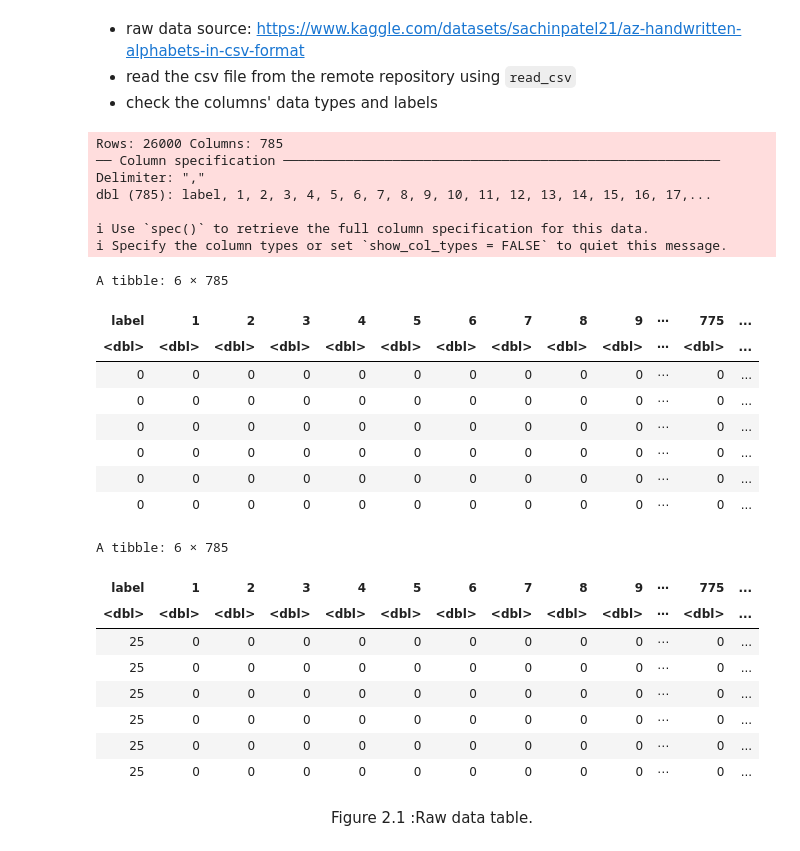
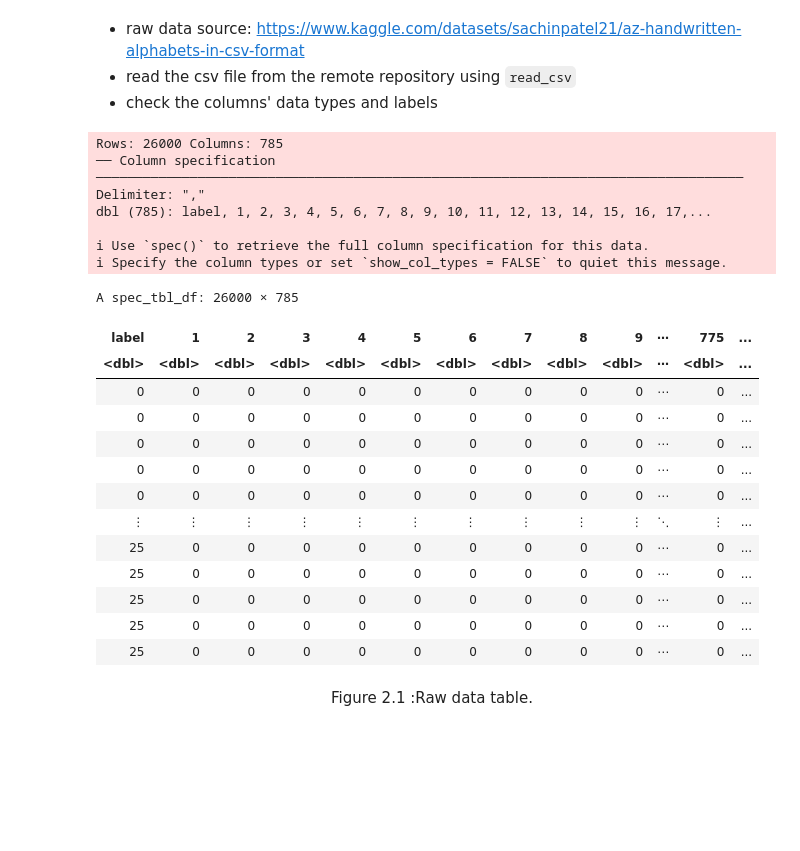
Before and after one commit to AllenCheng5186/DSCI100-Proj-Group50-23s1, a Jupyter notebook: Method_Result.ipynb, the cells around one changed output. Saved outputs shown, nothing was run; the diff lists cells and outputs as text; code cells hidden in the pictures; blank space fills up the shorter version.

```diff
--- a/Method_Result.ipynb
+++ b/Method_Result.ipynb
@@ -50,35 +52,30 @@ The following object is masked from ‘package:lubridate’:
 # %%
 url <- "https://raw.githubusercontent.com/AllenCheng5186/DSCI100-Proj-Group50-23s1/main/data2/chr_data_set_26000.csv"
 
 chr_data_set <- read_csv(url)
-head(chr_data_set)
-tail(chr_data_set)
+chr_data_set
 # %% [output]
 Rows: 26000 Columns: 785
-── Column specification ────────────────────────────────────────────────────────
+── Column specification ───────────────────────────────────────────────────────────────────────────────────
 Delimiter: ","
 dbl (785): label, 1, 2, 3, 4, 5, 6, 7, 8, 9, 10, 11, 12, 13, 14, 15, 16, 17,...
 
 ℹ Use `spec()` to retrieve the full column specification for this data.
 ℹ Specify the column types or set `show_col_types = FALSE` to quiet this message.
-A tibble: 6 × 785
+A spec_tbl_df: 26000 × 785
 | label | 1 | 2 | 3 | 4 | 5 | 6 | 7 | 8 | 9 | ⋯ | 775 | ... |
 | <dbl> | <dbl> | <dbl> | <dbl> | <dbl> | <dbl> | <dbl> | <dbl> | <dbl> | <dbl> | ⋯ | <dbl> | ... |
 | 0 | 0 | 0 | 0 | 0 | 0 | 0 | 0 | 0 | 0 | ⋯ | 0 | ... |
 | 0 | 0 | 0 | 0 | 0 | 0 | 0 | 0 | 0 | 0 | ⋯ | 0 | ... |
 | 0 | 0 | 0 | 0 | 0 | 0 | 0 | 0 | 0 | 0 | ⋯ | 0 | ... |
 | 0 | 0 | 0 | 0 | 0 | 0 | 0 | 0 | 0 | 0 | ⋯ | 0 | ... |
 | 0 | 0 | 0 | 0 | 0 | 0 | 0 | 0 | 0 | 0 | ⋯ | 0 | ... |
-| 0 | 0 | 0 | 0 | 0 | 0 | 0 | 0 | 0 | 0 | ⋯ | 0 | ... |
+| ⋮ | ⋮ | ⋮ | ⋮ | ⋮ | ⋮ | ⋮ | ⋮ | ⋮ | ⋮ | ⋱ | ⋮ | ... |
+| 25 | 0 | 0 | 0 | 0 | 0 | 0 | 0 | 0 | 0 | ⋯ | 0 | ... |
+| 25 | 0 | 0 | 0 | 0 | 0 | 0 | 0 | 0 | 0 | ⋯ | 0 | ... |
+| 25 | 0 | 0 | 0 | 0 | 0 | 0 | 0 | 0 | 0 | ⋯ | 0 | ... |
+| 25 | 0 | 0 | 0 | 0 | 0 | 0 | 0 | 0 | 0 | ⋯ | 0 | ... |
+| 25 | 0 | 0 | 0 | 0 | 0 | 0 | 0 | 0 | 0 | ⋯ | 0 | ... |
-A tibble: 6 × 785
-| label | 1 | 2 | 3 | 4 | 5 | 6 | 7 | 8 | 9 | ⋯ | 775 | ... |
-| <dbl> | <dbl> | <dbl> | <dbl> | <dbl> | <dbl> | <dbl> | <dbl> | <dbl> | <dbl> | ⋯ | <dbl> | ... |
-| 25 | 0 | 0 | 0 | 0 | 0 | 0 | 0 | 0 | 0 | ⋯ | 0 | ... |
-| 25 | 0 | 0 | 0 | 0 | 0 | 0 | 0 | 0 | 0 | ⋯ | 0 | ... |
-| 25 | 0 | 0 | 0 | 0 | 0 | 0 | 0 | 0 | 0 | ⋯ | 0 | ... |
-| 25 | 0 | 0 | 0 | 0 | 0 | 0 | 0 | 0 | 0 | ⋯ | 0 | ... |
-| 25 | 0 | 0 | 0 | 0 | 0 | 0 | 0 | 0 | 0 | ⋯ | 0 | ... |
-| 25 | 0 | 0 | 0 | 0 | 0 | 0 | 0 | 0 | 0 | ⋯ | 0 | ... |
 # %% [markdown]
 <div align="center">Figure 2.1 :Raw data table.
 # %% [markdown]
```
Also changed, not shown: parts of 32 cells of this notebook.
